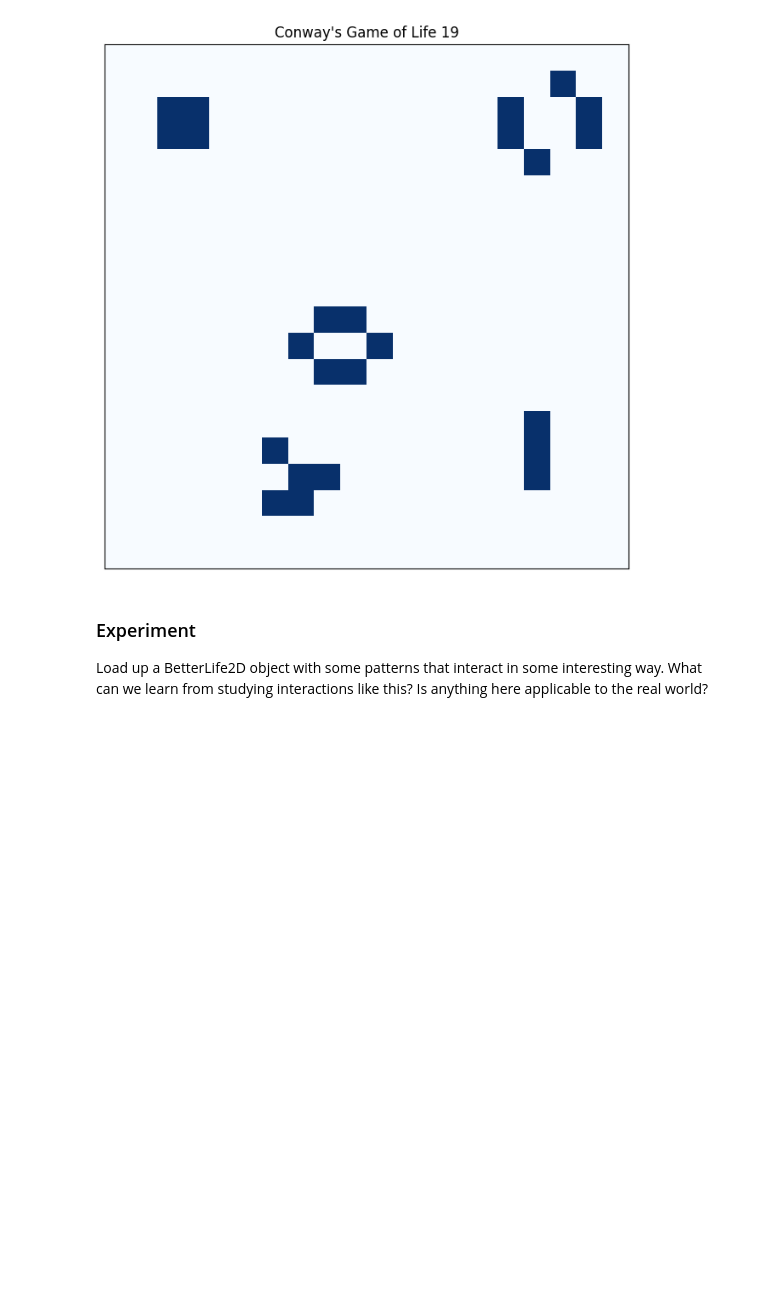
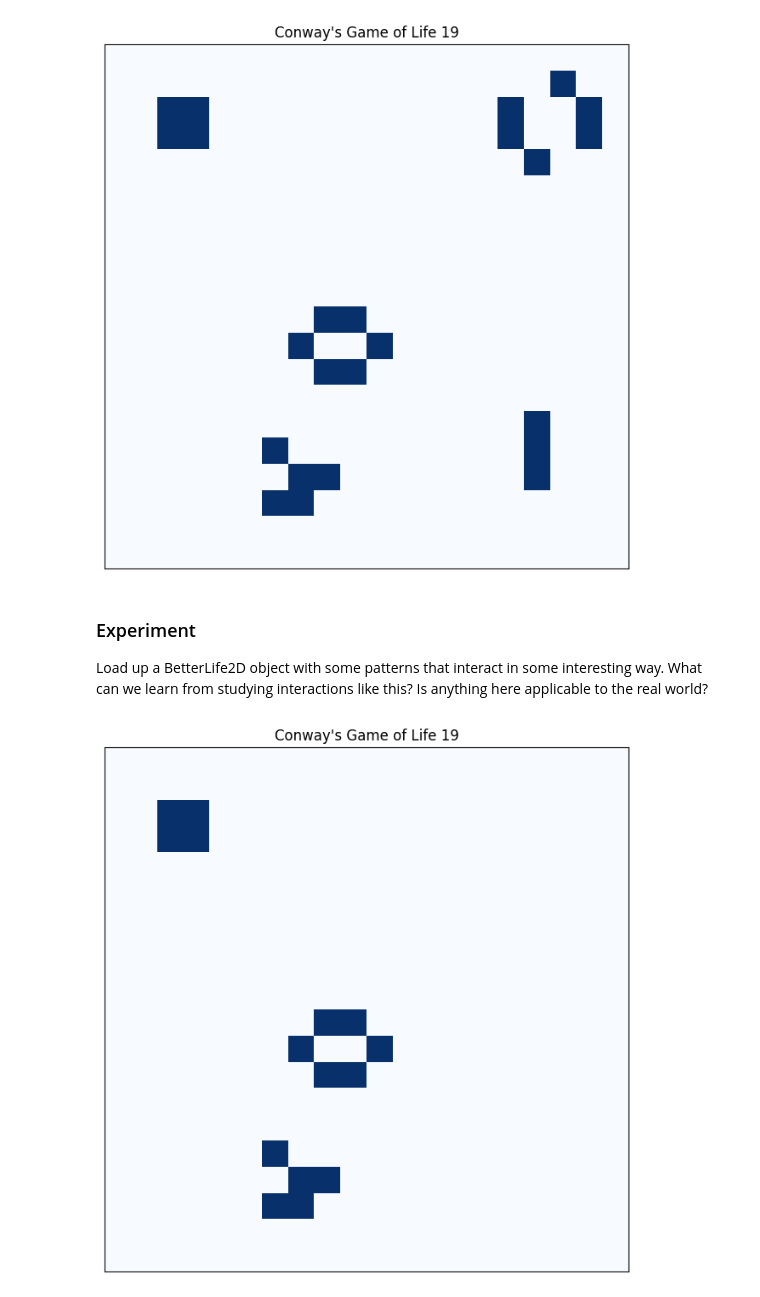
Before and after one commit to falakjaiin/cap-comp215, a Jupyter notebook: labs/lab06-GoL.ipynb, the cells around one changed output. Saved outputs shown, nothing was run; the diff lists cells and outputs as text; code cells hidden in the pictures; blank space fills up the shorter version.

```diff
--- a/labs/lab06-GoL.ipynb
+++ b/labs/lab06-GoL.ipynb
@@ -335,0 +334,34 @@ What can we learn from studying interactions like this?   Is anything here appli
+# %%
+# Ex. 3 code for your experiment here
+# Studying interactions like this can help us understand about complex systems.
+# the complex systems are applicable in many aspects of real world, some of them can be refered to be Biological, physical, scientific, and many more.
+# pattern ideas from AI:
+glider_pattern = \
+    """
+    010
+    001
+    111
+    """
+
+block_pattern = \
+    """
+    11
+    11
+    """
+
+beehive_pattern = \
+    """
+    0110
+    1001
+    0110
+    """
+
+life = BetterLife2D(20)
+life.load_pattern(10, 1, glider_pattern)
+life.load_pattern(2, 2, block_pattern)
+life.load_pattern(10, 7, beehive_pattern)
+
+gol = Animation2D(life, frames=20)
+gol.animate()
+# %% [output]
+[figure, added]
```
Also changed, not shown: parts of 2 cells of this notebook.
